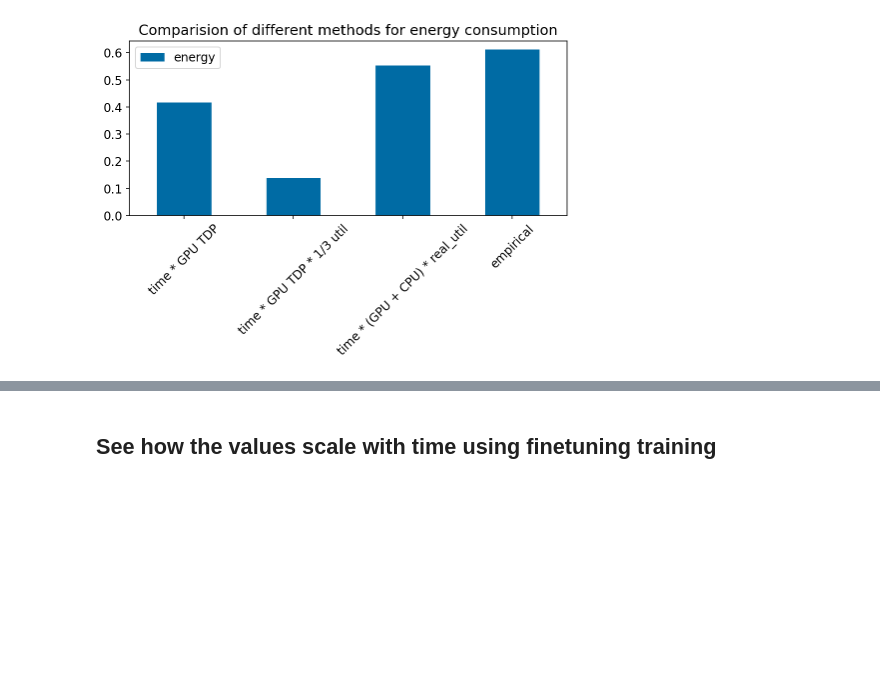
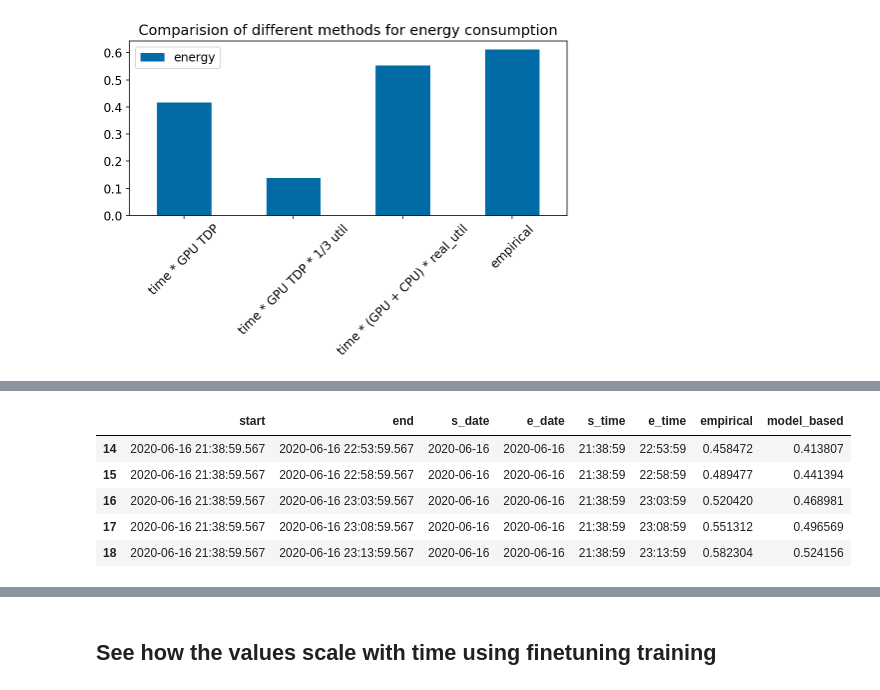
Before and after one commit to MScDissertation/NLP, a Jupyter notebook: CompareMethods.ipynb, the cells around one changed output, grey strips where cells are left out. Drawn from its saved outputs; the diff is of its cells as text; code cells hidden in the pictures; blank space fills up the shorter version.

```diff
--- a/CompareMethods.ipynb
+++ b/CompareMethods.ipynb
@@ -58,0 +115,9 @@ ax.figure.savefig("viz/compareEnergy.png",dpi=300)
+# %%
+df_time_interval.tail()
+# %% [output]
+|  | start | end | s_date | e_date | s_time | e_time | empirical | model_based |
+| 14 | 2020-06-16 21:38:59.567 | 2020-06-16 22:53:59.567 | 2020-06-16 | 2020-06-16 | 21:38:59 | 22:53:59 | 0.458472 | 0.413807 |
+| 15 | 2020-06-16 21:38:59.567 | 2020-06-16 22:58:59.567 | 2020-06-16 | 2020-06-16 | 21:38:59 | 22:58:59 | 0.489477 | 0.441394 |
+| 16 | 2020-06-16 21:38:59.567 | 2020-06-16 23:03:59.567 | 2020-06-16 | 2020-06-16 | 21:38:59 | 23:03:59 | 0.520420 | 0.468981 |
+| 17 | 2020-06-16 21:38:59.567 | 2020-06-16 23:08:59.567 | 2020-06-16 | 2020-06-16 | 21:38:59 | 23:08:59 | 0.551312 | 0.496569 |
+| 18 | 2020-06-16 21:38:59.567 | 2020-06-16 23:13:59.567 | 2020-06-16 | 2020-06-16 | 21:38:59 | 23:13:59 | 0.582304 | 0.524156 |
```
Also changed, not shown: parts of 22 cells of this notebook, 5 other files.
